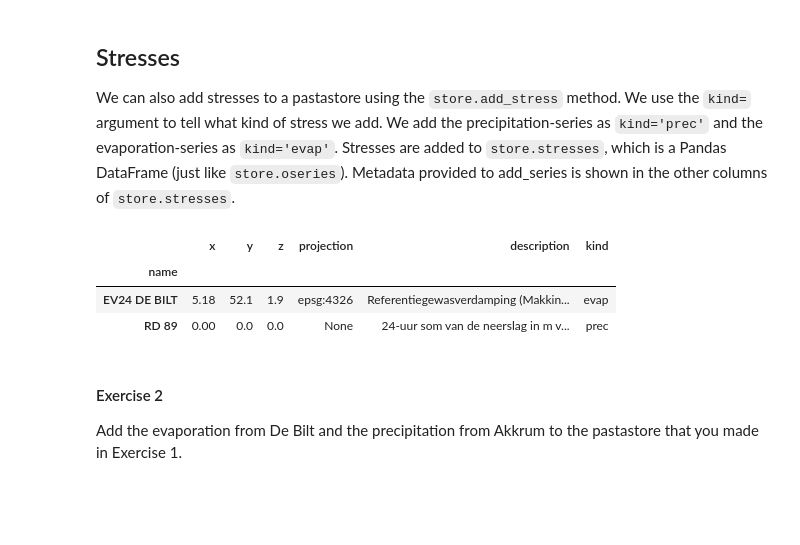
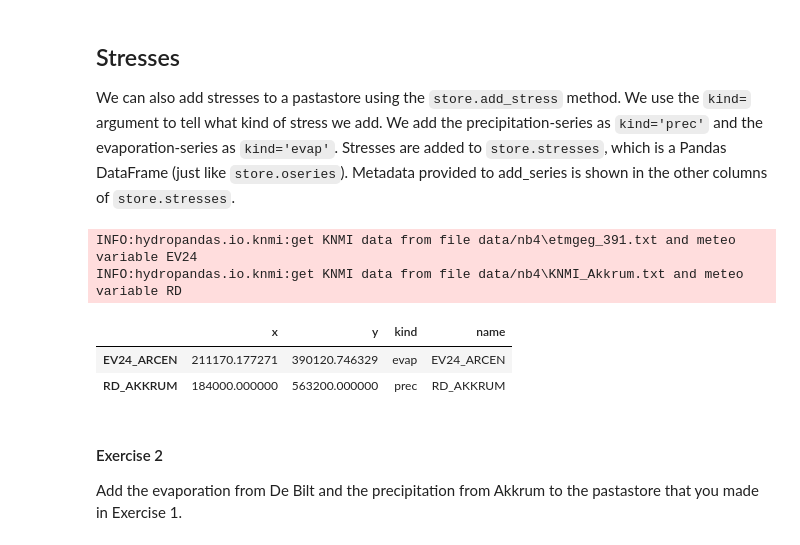
Before and after one commit to MAMBA-python/course-material, a Jupyter notebook: Exercise_notebooks/On_topic/19_pastas/4_pastastore.ipynb, the cells around one changed output. Saved outputs shown, nothing was run; the diff lists cells and outputs as text; code cells hidden in the pictures; blank space fills up the shorter version.

```diff
--- a/Exercise_notebooks/On_topic/19_pastas/4_pastastore.ipynb
+++ b/Exercise_notebooks/On_topic/19_pastas/4_pastastore.ipynb
@@ -25,7 +26,7 @@ if version.parse(ps.__version__) < version.parse('0.16.0'):
 # %%
 # create an empty Pastastore
 conn = pst.DictConnector("pastastore")
-store = pst.PastaStore("pastastore", conn)
+store = pst.PastaStore(conn)
 store
 # %% [output]
 <PastaStore> pastastore:
@@ -39,8 +40,8 @@ datapath = r'data/nb4'
 files = [x for x in os.listdir(datapath) if x.endswith('_1.csv')]
 for file in files:
     fname = os.path.join(datapath,file)
-    series = ps.read_dino(fname)
-    store.add_oseries(series.series_original.dropna(), name=series.name, metadata=series.metadata)
+    series = hpd.GroundwaterObs.from_dino(fname)
+    store.add_oseries(series['stand_m_tov_nap'].dropna(), name=series.name,metadata={'x':series.x, 'y':series.y})
 
 # show the contents of pr.oseries
 store.oseries
@@ -60,22 +63,23 @@ Create a pastastore. Add the observations in the `data/nb4/ex1` directory to the
 We can also add stresses to a pastastore using the `store.add_stress` method. We use the `kind=` argument to tell what kind of stress we add. We add the precipitation-series as `kind='prec'` and the evaporation-series as `kind='evap'`. Stresses are added to `store.stresses`, which is a Pandas DataFrame (just like `store.oseries`). Metadata provided to add_series is shown in the other columns of `store.stresses`.
 # %%
 # add evaporation
-fname = os.path.join(datapath,'KNMI_Bilt.txt')
-series = ps.read_knmi(fname, variables='EV24')
-store.add_stress(series.series_original, name=series.name, kind='evap', metadata=series.metadata)
+fname = os.path.join(datapath,'etmgeg_391.txt')
+series = hpd.MeteoObs.from_knmi('EV24', fname=fname)
+store.add_stress(series, name=series.name, kind='evap', metadata={'x':series.x, 'y':series.y})
 
 # add precipitation
 fname = os.path.join(datapath,'KNMI_Akkrum.txt')
-series = ps.read_knmi(fname, variables='RD')
-store.add_stress(series.series_original, name=series.name, kind='prec', metadata=series.metadata)
+series = hpd.MeteoObs.from_knmi('RD', fname=fname)
+store.add_stress(series, name=series.name, kind='prec', metadata={'x':series.x, 'y':series.y})
 
 # show the stresses inside the pastastore
 store.stresses
 # %% [output]
+INFO:hydropandas.io.knmi:get KNMI data from file data/nb4\etmgeg_391.txt and meteo variable EV24
+INFO:hydropandas.io.knmi:get KNMI data from file data/nb4\KNMI_Akkrum.txt and meteo variable RD
-|  | x | y | z | projection | description | kind |
-| name |  |  |  |  |  |  |
-| EV24 DE BILT | 5.18 | 52.1 | 1.9 | epsg:4326 | Referentiegewasverdamping (Makkin... | evap |
-| RD 89 | 0.00 | 0.0 | 0.0 | None | 24-uur som van de neerslag in m v... | prec |
+|  | x | y | kind | name |
+| EV24_ARCEN | 211170.177271 | 390120.746329 | evap | EV24_ARCEN |
+| RD_AKKRUM | 184000.000000 | 563200.000000 | prec | RD_AKKRUM |
 # %% [markdown]
 #### Exercise 2 <a name="ex2"></a>
 Add the evaporation from De Bilt and the precipitation from Akkrum to the pastastore that you made in Exercise 1.
```
Also changed, not shown: parts of 6 cells of this notebook, 1 other file.
